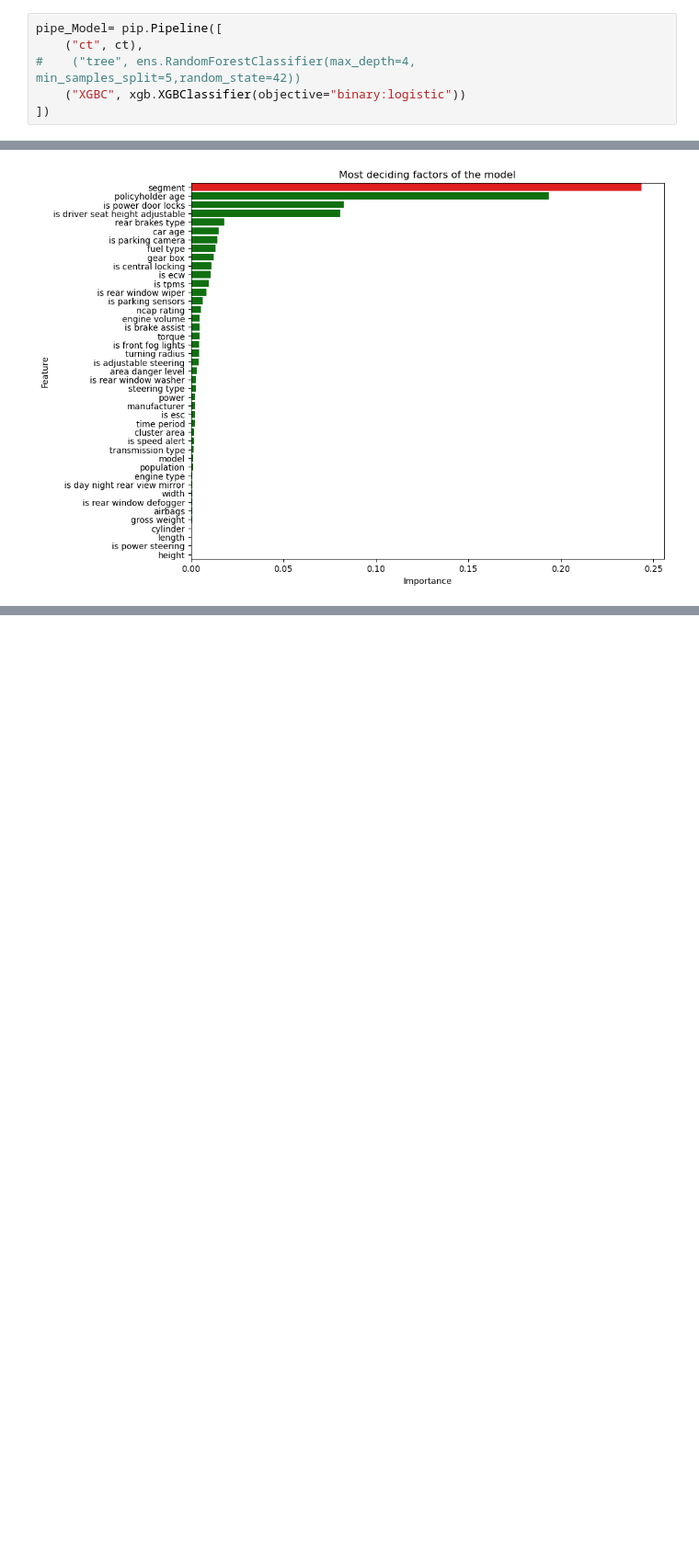
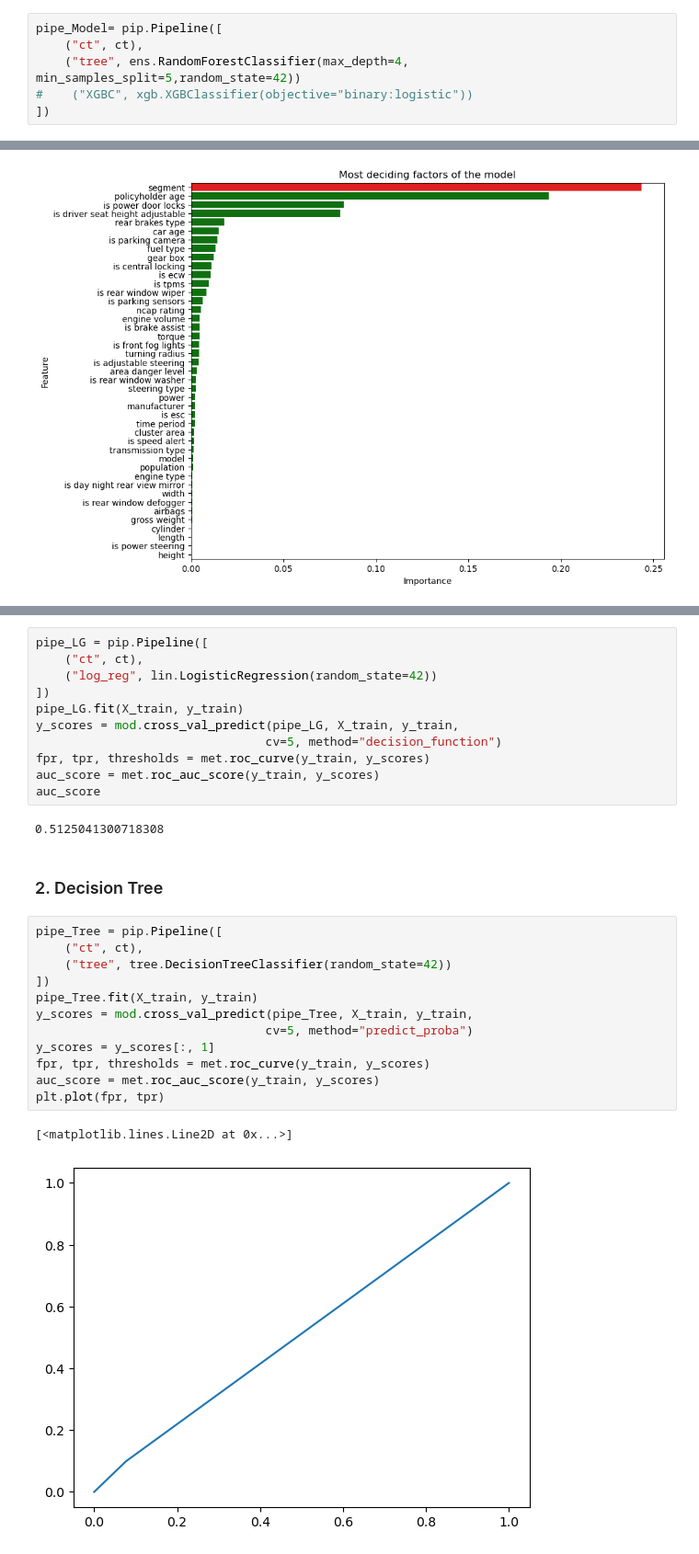
Before and after one commit to Rurushu13/IVAA-Hackaton, a Jupyter notebook: main2.ipynb, the cells around one changed output, grey strips where cells are left out. Shown at 92% size. Drawn from its saved outputs; the diff is of its cells as text; blank space fills up the shorter version.

```diff
--- a/main2.ipynb
+++ b/main2.ipynb
@@ -417,8 +438,8 @@ array([[2.        , 0.6946975 , 0.13      , ..., 0.        , 0.        ,
 # %%
 pipe_Model= pip.Pipeline([
     ("ct", ct),
-#    ("tree", ens.RandomForestClassifier(max_depth=4, min_samples_split=5,random_state=42))
-    ("XGBC", xgb.XGBClassifier(objective="binary:logistic"))
+    ("tree", ens.RandomForestClassifier(max_depth=4, min_samples_split=5,random_state=42))
+#    ("XGBC", xgb.XGBClassifier(objective="binary:logistic"))
 ])
 # %%
 pipe_Model.fit(X_train, y_train)
@@ -545,0 +567,30 @@ plt.show()
+# %%
+pipe_LG = pip.Pipeline([
+    ("ct", ct),
+    ("log_reg", lin.LogisticRegression(random_state=42))
+])
+pipe_LG.fit(X_train, y_train)
+y_scores = mod.cross_val_predict(pipe_LG, X_train, y_train,
+                                cv=5, method="decision_function")
+fpr, tpr, thresholds = met.roc_curve(y_train, y_scores)
+auc_score = met.roc_auc_score(y_train, y_scores)
+auc_score
+# %% [output]
+0.5125041300718308
+# %% [markdown]
+### 2. Decision Tree
+# %%
+pipe_Tree = pip.Pipeline([
+    ("ct", ct),
+    ("tree", tree.DecisionTreeClassifier(random_state=42))
+])
+pipe_Tree.fit(X_train, y_train)
+y_scores = mod.cross_val_predict(pipe_Tree, X_train, y_train,
+                                cv=5, method="predict_proba")
+y_scores = y_scores[:, 1]
+fpr, tpr, thresholds = met.roc_curve(y_train, y_scores)
+auc_score = met.roc_auc_score(y_train, y_scores)
+plt.plot(fpr, tpr)
+# %% [output]
+[<matplotlib.lines.Line2D at 0x...>]
+[figure, added]
```
Also changed, not shown: parts of 31 cells of this notebook.
